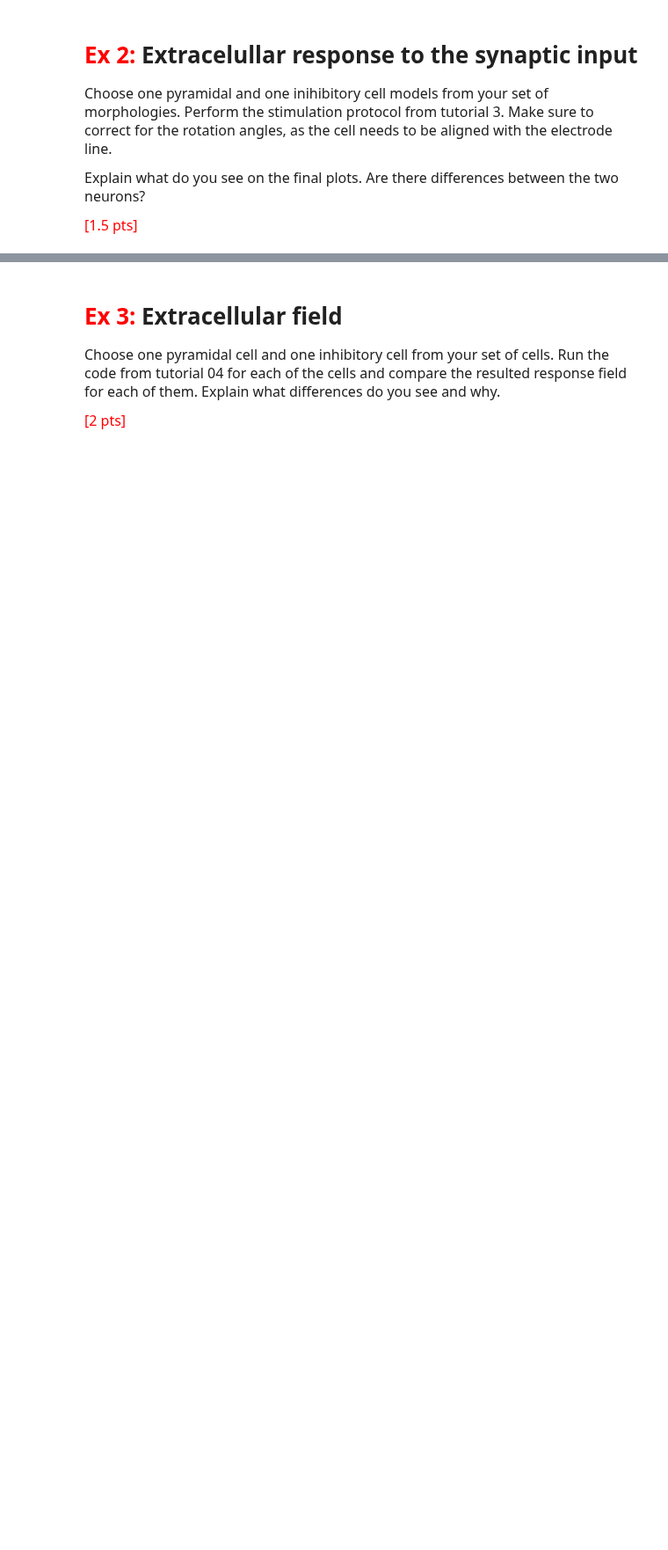
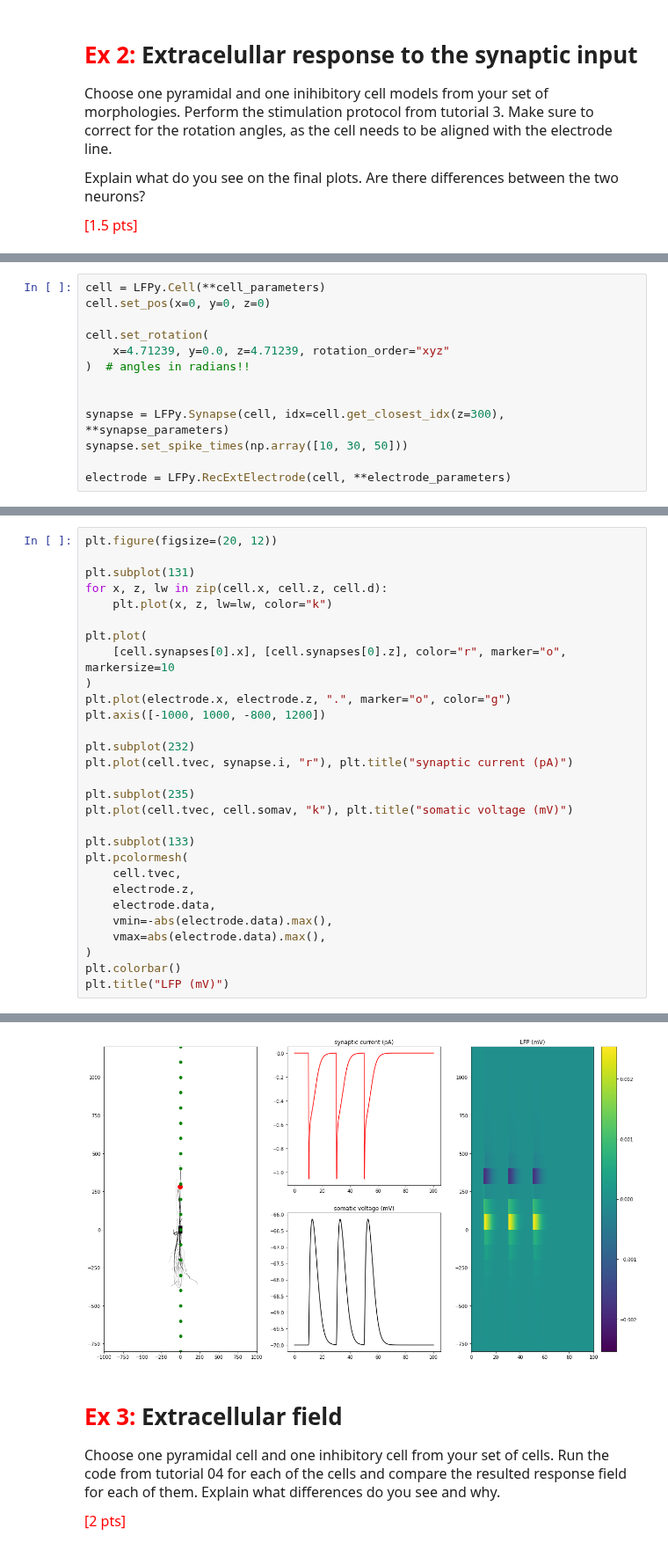
Before and after one commit to AlbrechtAlice/In-Silico-Neuroscience, a Jupyter notebook: Week11_HomeWork.ipynb, the cells around one changed output, grey strips where cells are left out. Shown at 88% size. Drawn from its saved outputs; the diff is of its cells as text; blank space fills up the shorter version.

```diff
--- a/Week11_HomeWork.ipynb
+++ b/Week11_HomeWork.ipynb
@@ -629,0 +778,13 @@ Coherence measures the quality of the information between two variables, meaning
+# %%
+cell = LFPy.Cell(**cell_parameters)
+cell.set_pos(x=0, y=0, z=0)
+
+cell.set_rotation(
+    x=4.71239, y=0.0, z=4.71239, rotation_order="xyz"
+)  # angles in radians!!
+
+
+synapse = LFPy.Synapse(cell, idx=cell.get_closest_idx(z=300), **synapse_parameters)
+synapse.set_spike_times(np.array([10, 30, 50]))
+
+electrode = LFPy.RecExtElectrode(cell, **electrode_parameters)
@@ -629,0 +798,30 @@ Coherence measures the quality of the information between two variables, meaning
+# %%
+plt.figure(figsize=(20, 12))
+
+plt.subplot(131)
+for x, z, lw in zip(cell.x, cell.z, cell.d):
+    plt.plot(x, z, lw=lw, color="k")
+
+plt.plot(
+    [cell.synapses[0].x], [cell.synapses[0].z], color="r", marker="o", markersize=10
+)
+plt.plot(electrode.x, electrode.z, ".", marker="o", color="g")
+plt.axis([-1000, 1000, -800, 1200])
+
+plt.subplot(232)
+plt.plot(cell.tvec, synapse.i, "r"), plt.title("synaptic current (pA)")
+
+plt.subplot(235)
+plt.plot(cell.tvec, cell.somav, "k"), plt.title("somatic voltage (mV)")
+
+plt.subplot(133)
+plt.pcolormesh(
+    cell.tvec,
+    electrode.z,
+    electrode.data,
+    vmin=-abs(electrode.data).max(),
+    vmax=abs(electrode.data).max(),
+)
+plt.colorbar()
+plt.title("LFP (mV)")
+# %% [output]
@@ -630,3 +829,4 @@ Coherence measures the quality of the information between two variables, meaning
+[figure, added]
 # %% [markdown]
 # <font color= 'red'>Ex 3:</font> Extracellular field
 
```
Also changed, not shown: parts of 33 cells of this notebook.
